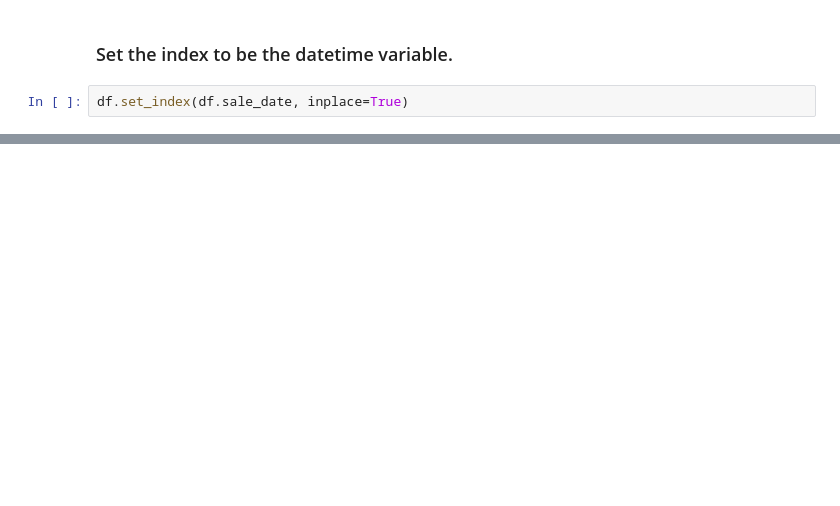
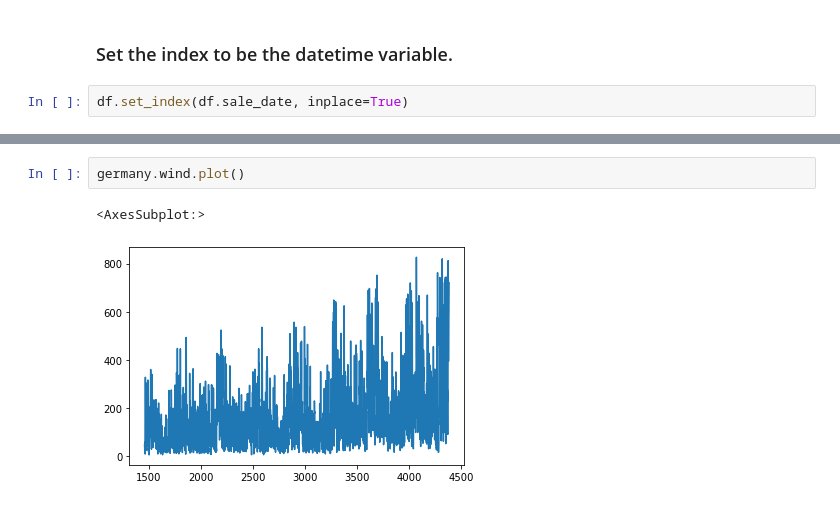
Before and after one commit to mdalton87/time-series-exercises, a Jupyter notebook: ts_prepare.ipynb, the cells around one changed output, grey strips where cells are left out. Saved outputs shown, nothing was run; the diff lists cells and outputs as text; blank space fills up the shorter version.

```diff
--- a/ts_prepare.ipynb
+++ b/ts_prepare.ipynb
@@ -43,0 +147,5 @@ Make sure all the work that you have done above is reproducible. That is, you sh
+# %%
+germany.wind.plot()
+# %% [output]
+<AxesSubplot:>
+[figure, added]
```
Also changed, not shown: parts of 32 cells of this notebook, 1 other file.
